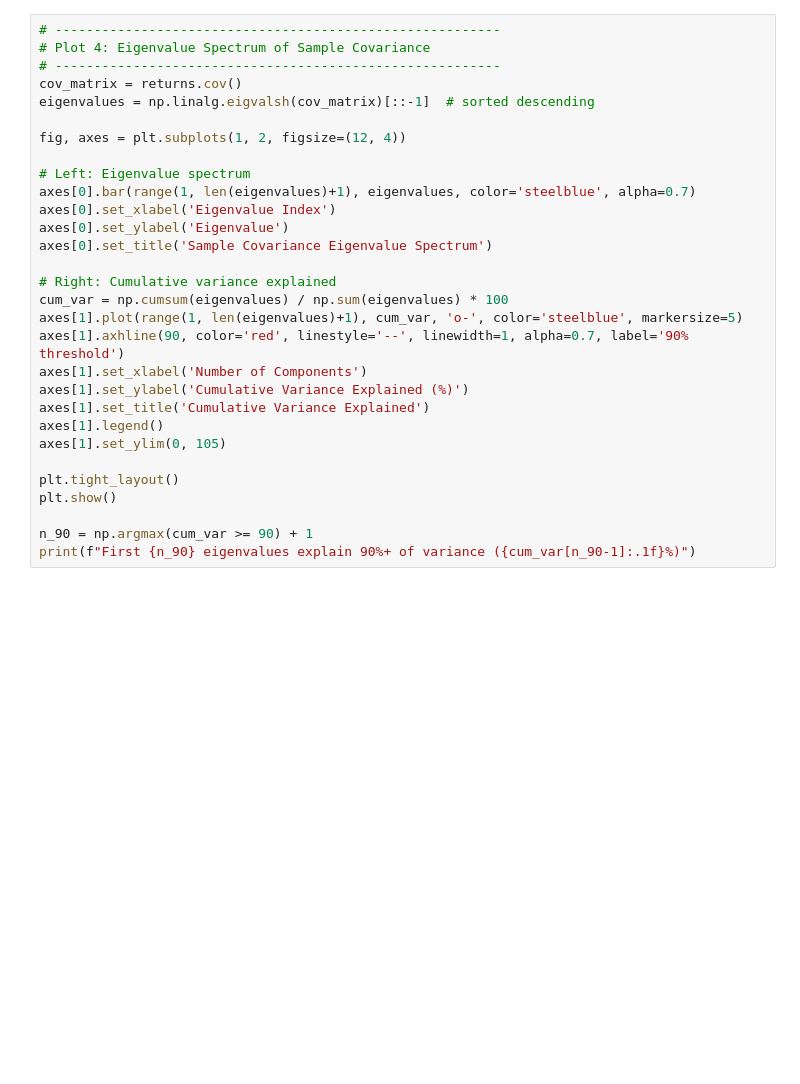
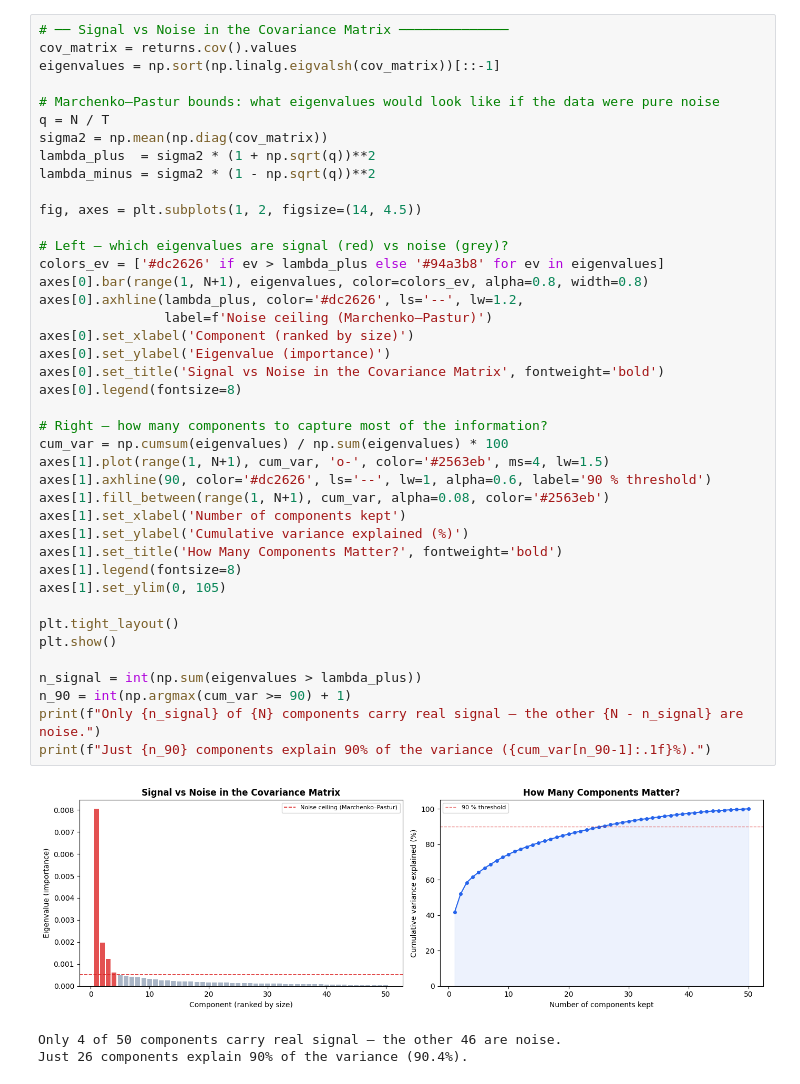
Before and after one commit to DenisGoubkine/farmsa-portfolio-theory, a Jupyter notebook: 00_preface_final.ipynb, the cells around one changed output. Drawn from its saved outputs; the diff is of its cells as text; blank space fills up the shorter version.

```diff
--- a/00_preface_final.ipynb
+++ b/00_preface_final.ipynb
@@ -199,33 +385,48 @@ display(stats)
 # %%
-# ---------------------------------------------------------
-# Plot 4: Eigenvalue Spectrum of Sample Covariance
-# ---------------------------------------------------------
-cov_matrix = returns.cov()
-eigenvalues = np.linalg.eigvalsh(cov_matrix)[::-1]  # sorted descending
+# ── Signal vs Noise in the Covariance Matrix ──────────────
+cov_matrix = returns.cov().values
+eigenvalues = np.sort(np.linalg.eigvalsh(cov_matrix))[::-1]
 
-fig, axes = plt.subplots(1, 2, figsize=(12, 4))
+# Marchenko–Pastur bounds: what eigenvalues would look like if the data were pure noise
+q = N / T
+sigma2 = np.mean(np.diag(cov_matrix))
+lambda_plus  = sigma2 * (1 + np.sqrt(q))**2
+lambda_minus = sigma2 * (1 - np.sqrt(q))**2
 
-# Left: Eigenvalue spectrum
-axes[0].bar(range(1, len(eigenvalues)+1), eigenvalues, color='steelblue', alpha=0.7)
-axes[0].set_xlabel('Eigenvalue Index')
-axes[0].set_ylabel('Eigenvalue')
-axes[0].set_title('Sample Covariance Eigenvalue Spectrum')
+fig, axes = plt.subplots(1, 2, figsize=(14, 4.5))
 
-# Right: Cumulative variance explained
+# Left — which eigenvalues are signal (red) vs noise (grey)?
+colors_ev = ['#dc2626' if ev > lambda_plus else '#94a3b8' for ev in eigenvalues]
+axes[0].bar(range(1, N+1), eigenvalues, color=colors_ev, alpha=0.8, width=0.8)
+axes[0].axhline(lambda_plus, color='#dc2626', ls='--', lw=1.2,
+                label=f'Noise ceiling (Marchenko–Pastur)')
+axes[0].set_xlabel('Component (ranked by size)')
+axes[0].set_ylabel('Eigenvalue (importance)')
+axes[0].set_title('Signal vs Noise in the Covariance Matrix', fontweight='bold')
+axes[0].legend(fontsize=8)
+
+# Right — how many components to capture most of the information?
 cum_var = np.cumsum(eigenvalues) / np.sum(eigenvalues) * 100
-axes[1].plot(range(1, len(eigenvalues)+1), cum_var, 'o-', color='steelblue', markersize=5)
-axes[1].axhline(90, color='red', linestyle='--', linewidth=1, alpha=0.7, label='90% threshold')
-axes[1].set_xlabel('Number of Components')
-axes[1].set_ylabel('Cumulative Variance Explained (%)')
-axes[1].set_title('Cumulative Variance Explained')
-axes[1].legend()
+axes[1].plot(range(1, N+1), cum_var, 'o-', color='#2563eb', ms=4, lw=1.5)
+axes[1].axhline(90, color='#dc2626', ls='--', lw=1, alpha=0.6, label='90 % threshold')
+axes[1].fill_between(range(1, N+1), cum_var, alpha=0.08, color='#2563eb')
+axes[1].set_xlabel('Number of components kept')
+axes[1].set_ylabel('Cumulative variance explained (%)')
+axes[1].set_title('How Many Components Matter?', fontweight='bold')
+axes[1].legend(fontsize=8)
 axes[1].set_ylim(0, 105)
 
 plt.tight_layout()
 plt.show()
 
-n_90 = np.argmax(cum_var >= 90) + 1
-print(f"First {n_90} eigenvalues explain 90%+ of variance ({cum_var[n_90-1]:.1f}%)")
+n_signal = int(np.sum(eigenvalues > lambda_plus))
+n_90 = int(np.argmax(cum_var >= 90) + 1)
+print(f"Only {n_signal} of {N} components carry real signal — the other {N - n_signal} are noise.")
+print(f"Just {n_90} components explain 90% of the variance ({cum_var[n_90-1]:.1f}%).")
+# %% [output]
+[figure, added]
+Only 4 of 50 components carry real signal — the other 46 are noise.
+Just 26 components explain 90% of the variance (90.4%).
 # %%
 # ---------------------------------------------------------
 # Save data for module use
```
Also changed, not shown: parts of 21 cells of this notebook, 9 other files.
